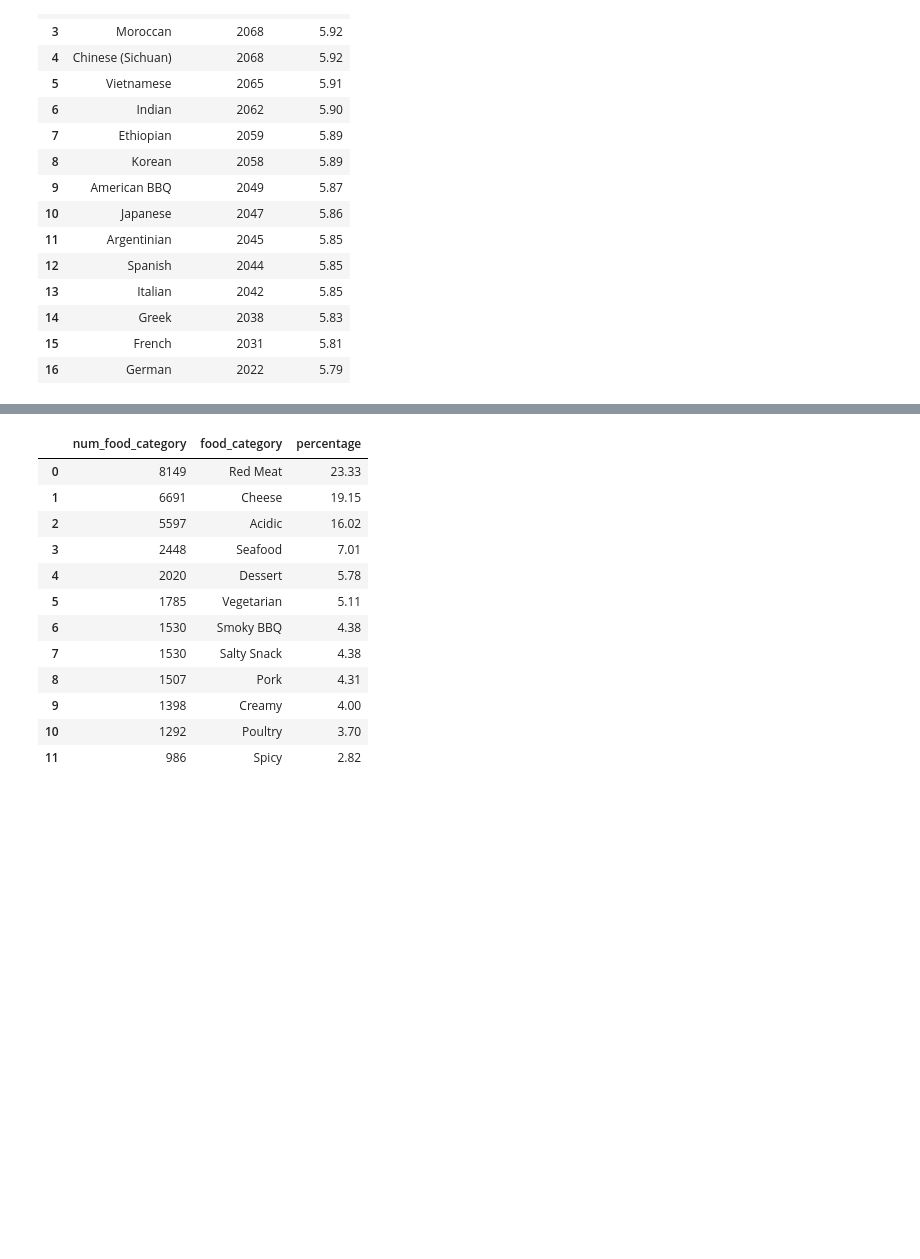
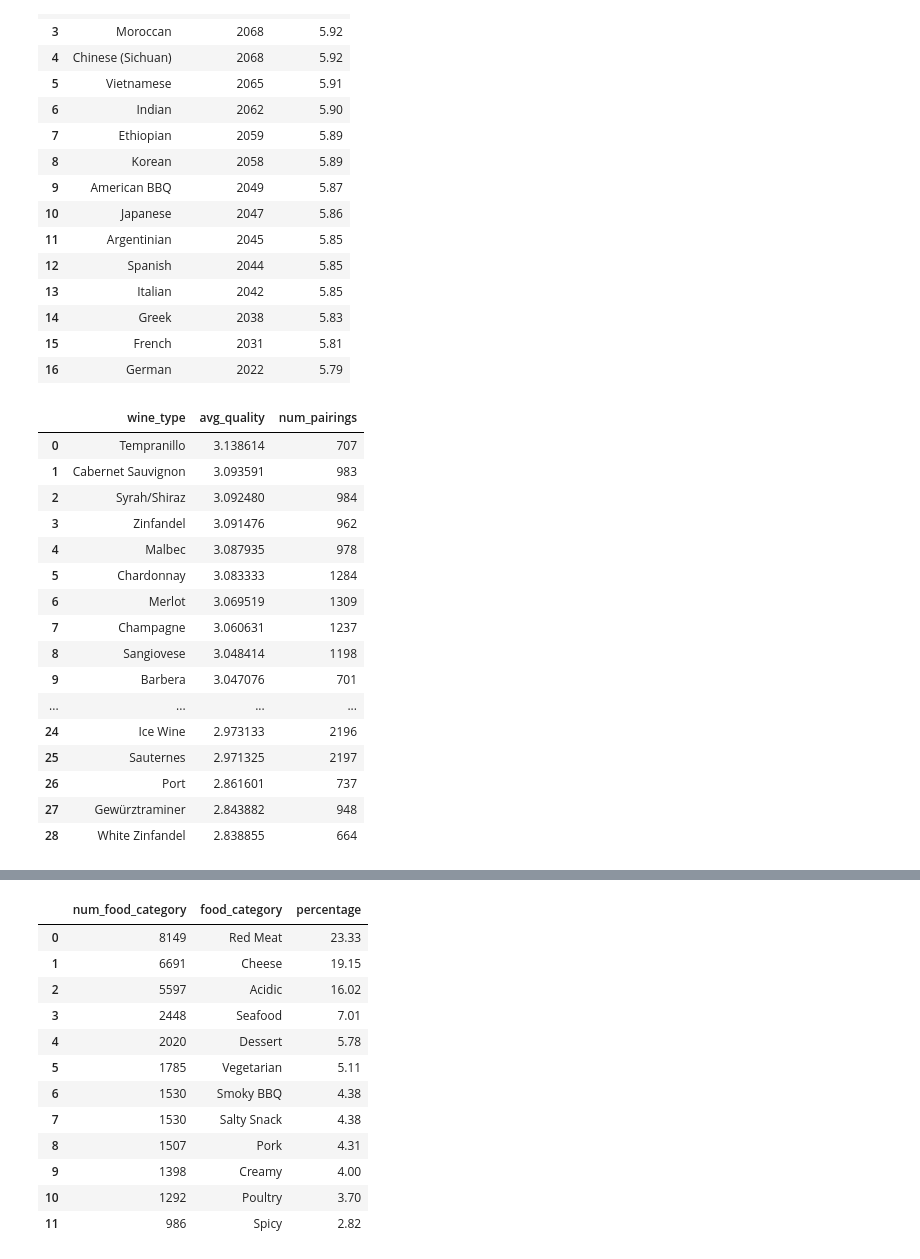
Before and after one commit to hammelltime/wine-pairing-analysis, a Jupyter notebook: wine_pairing_analysis.ipynb, the cells around one changed output, grey strips where cells are left out. Saved outputs shown, nothing was run; the diff lists cells and outputs as text; code cells hidden in the pictures; blank space fills up the shorter version.

```diff
--- a/wine_pairing_analysis.ipynb
+++ b/wine_pairing_analysis.ipynb
@@ -76,3 +76,36 @@ cuisine_count
 | 14 | Greek | 2038 | 5.83 |
 | 15 | French | 2031 | 5.81 |
 | 16 | German | 2022 | 5.79 |
+# %%
+# Find the most food friendly wines by cuisine
+
+query = """
+SELECT
+    wine_type,
+    AVG(pairing_quality) as avg_quality,
+    COUNT(*) as num_pairings
+FROM wine_pairings
+WHERE food_category != 'Dessert'
+GROUP BY wine_type
+ORDER BY avg_quality DESC
+"""
+unweighted_result = pd.read_sql(query, conn)
+unweighted_result
+# %% [output]
+|  | wine_type | avg_quality | num_pairings |
+| 0 | Tempranillo | 3.138614 | 707 |
+| 1 | Cabernet Sauvignon | 3.093591 | 983 |
+| 2 | Syrah/Shiraz | 3.092480 | 984 |
+| 3 | Zinfandel | 3.091476 | 962 |
+| 4 | Malbec | 3.087935 | 978 |
+| 5 | Chardonnay | 3.083333 | 1284 |
+| 6 | Merlot | 3.069519 | 1309 |
+| 7 | Champagne | 3.060631 | 1237 |
+| 8 | Sangiovese | 3.048414 | 1198 |
+| 9 | Barbera | 3.047076 | 701 |
+| ... | ... | ... | ... |
+| 24 | Ice Wine | 2.973133 | 2196 |
+| 25 | Sauternes | 2.971325 | 2197 |
+| 26 | Port | 2.861601 | 737 |
+| 27 | Gewürztraminer | 2.843882 | 948 |
+| 28 | White Zinfandel | 2.838855 | 664 |
```
Also changed, not shown: parts of 2 cells of this notebook.
